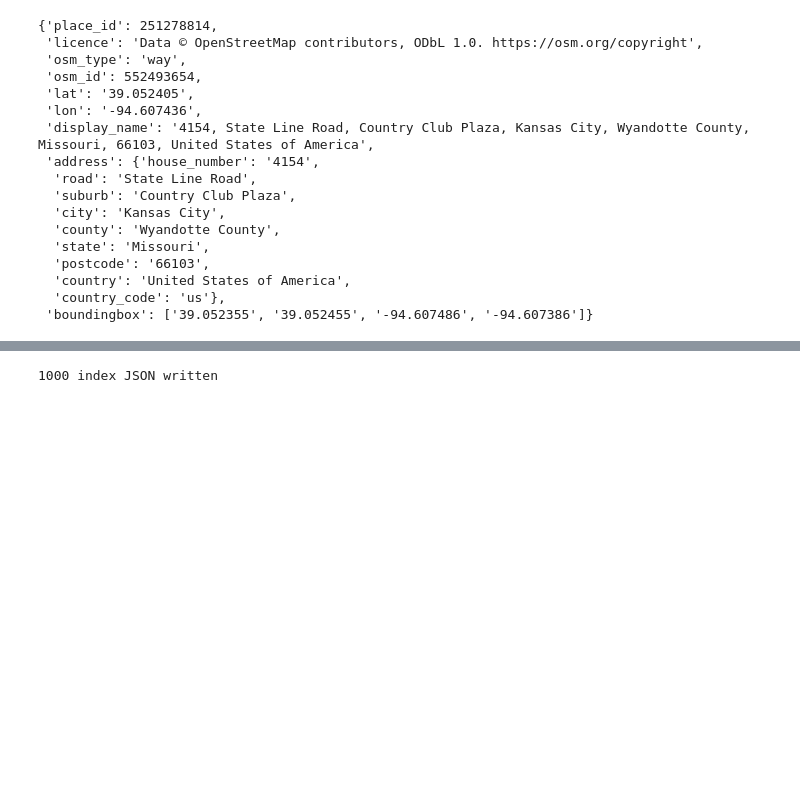
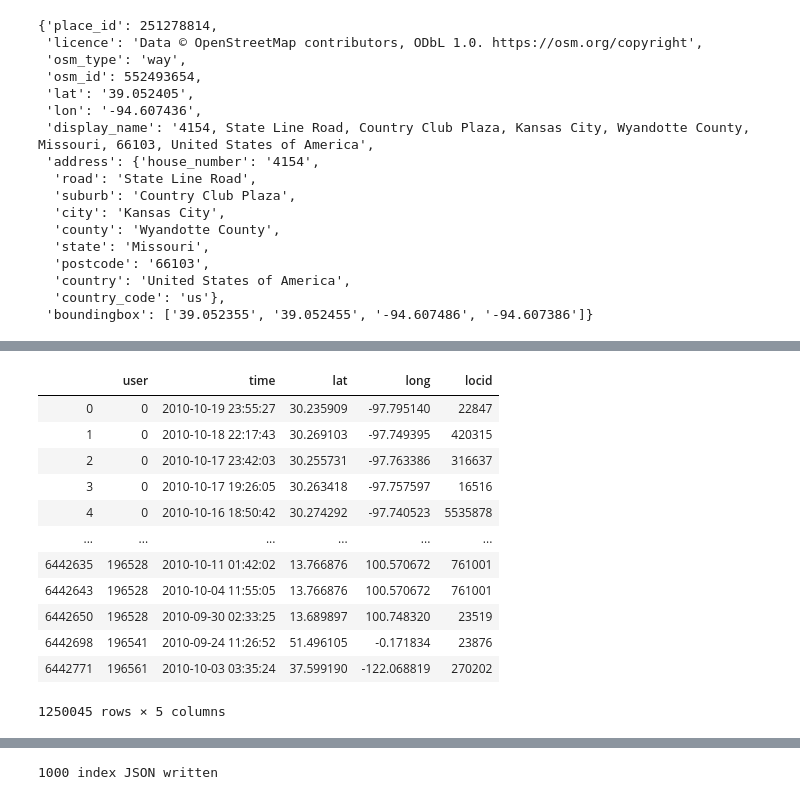
Before and after one commit to BetoBob/csc_481, a Jupyter notebook: project/CSC481_Project.ipynb, the cells around one changed output, grey strips where cells are left out. Cells and saved outputs as stored; diff of their text form; code cells hidden in the pictures; blank space fills up the shorter version.

```diff
--- a/project/CSC481_Project.ipynb
+++ b/project/CSC481_Project.ipynb
@@ -297,0 +278,3 @@ sorted_places
+# %%
+sorted_places = places.sort_values('visits', ascending=False).reset_index()
+sorted_places
@@ -297,0 +295,4 @@ sorted_places
+# %%
+places_top10 = sorted_places[:10000]
+
+places_top10
@@ -297,0 +313,17 @@ sorted_places
+# %%
+top10_checkins = totalCheckins[totalCheckins.locid.isin(places_top10['locid'])]
+top10_checkins
+# %% [output]
+|  | user | time | lat | long | locid |
+| 0 | 0 | 2010-10-19 23:55:27 | 30.235909 | -97.795140 | 22847 |
+| 1 | 0 | 2010-10-18 22:17:43 | 30.269103 | -97.749395 | 420315 |
+| 2 | 0 | 2010-10-17 23:42:03 | 30.255731 | -97.763386 | 316637 |
+| 3 | 0 | 2010-10-17 19:26:05 | 30.263418 | -97.757597 | 16516 |
+| 4 | 0 | 2010-10-16 18:50:42 | 30.274292 | -97.740523 | 5535878 |
+| ... | ... | ... | ... | ... | ... |
+| 6442635 | 196528 | 2010-10-11 01:42:02 | 13.766876 | 100.570672 | 761001 |
+| 6442643 | 196528 | 2010-10-04 11:55:05 | 13.766876 | 100.570672 | 761001 |
+| 6442650 | 196528 | 2010-09-30 02:33:25 | 13.689897 | 100.748320 | 23519 |
+| 6442698 | 196541 | 2010-09-24 11:26:52 | 51.496105 | -0.171834 | 23876 |
+| 6442771 | 196561 | 2010-10-03 03:35:24 | 37.599190 | -122.068819 | 270202 |
+1250045 rows × 5 columns
```
Also changed, not shown: parts of 8 cells of this notebook.
